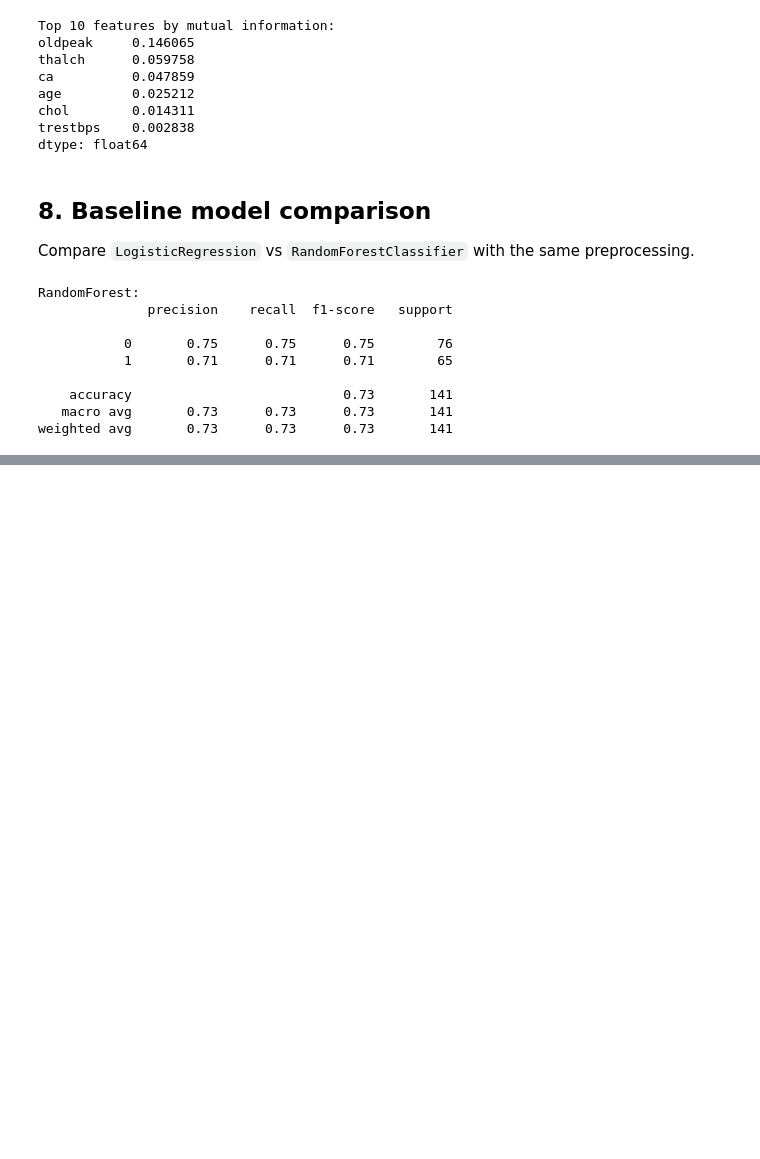
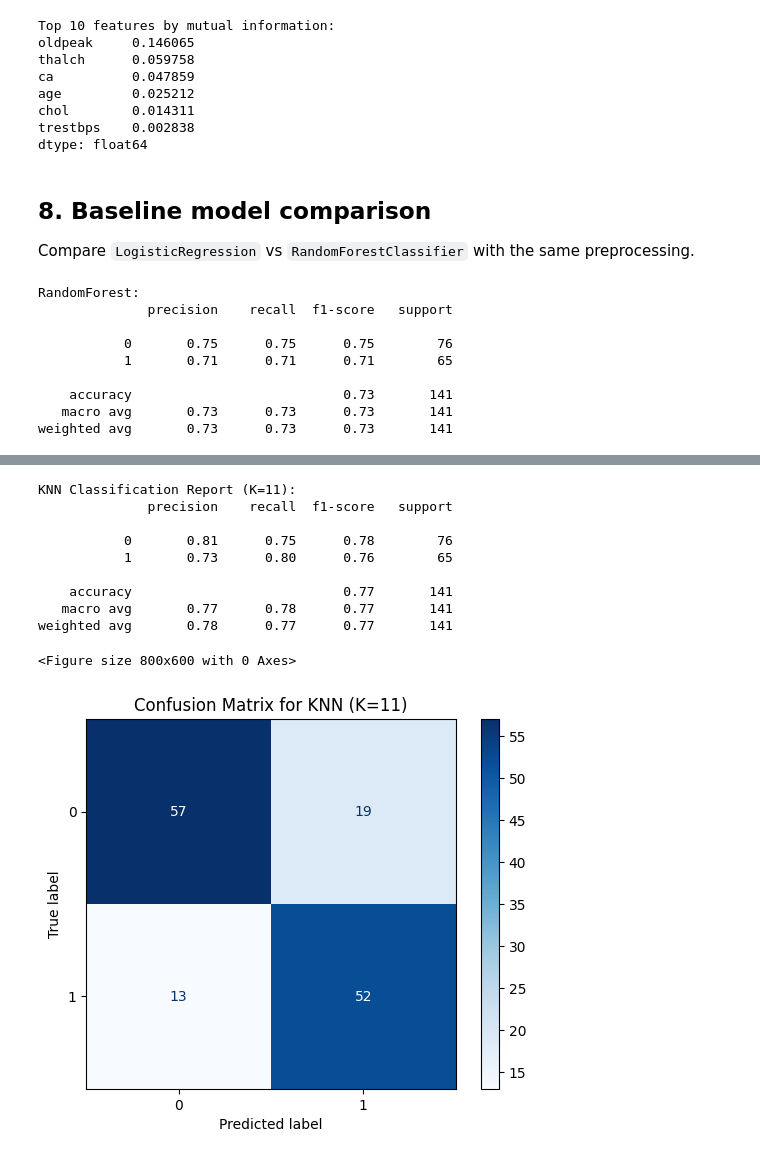
Before and after one commit to HanPing0131/heart-disease-project, a Jupyter notebook: EDA (1).ipynb, the cells around one changed output, grey strips where cells are left out. Drawn from its saved outputs; the diff is of its cells as text; code cells hidden in the pictures; blank space fills up the shorter version.

```diff
--- a/EDA (1).ipynb
+++ b/EDA (1).ipynb
@@ -426,0 +502,34 @@ weighted avg       0.73      0.73      0.73       141
+# %%
+from sklearn.metrics import classification_report, ConfusionMatrixDisplay
+
+
+final_knn_pipe = Pipeline(steps=[
+    ('prep', preprocess),
+    ('clf', KNeighborsClassifier(n_neighbors=best_k))
+])
+
+final_knn_pipe.fit(X_train, y_train)
+
+
+knn_pred = final_knn_pipe.predict(X_test)
+
+
+print(f"KNN Classification Report (K={best_k}):")
+print(classification_report(y_test, knn_pred))
+
+plt.figure(figsize=(8, 6))
+ConfusionMatrixDisplay.from_predictions(y_test, knn_pred, cmap='Blues')
+plt.title(f"Confusion Matrix for KNN (K={best_k})")
+plt.show()
+# %% [output]
+KNN Classification Report (K=11):
+              precision    recall  f1-score   support
+
+           0       0.81      0.75      0.78        76
+           1       0.73      0.80      0.76        65
+
+    accuracy                           0.77       141
+   macro avg       0.77      0.78      0.77       141
+weighted avg       0.78      0.77      0.77       141
+<Figure size 800x600 with 0 Axes>
+[figure, added]
```
Also changed, not shown: parts of 3 cells of this notebook.
